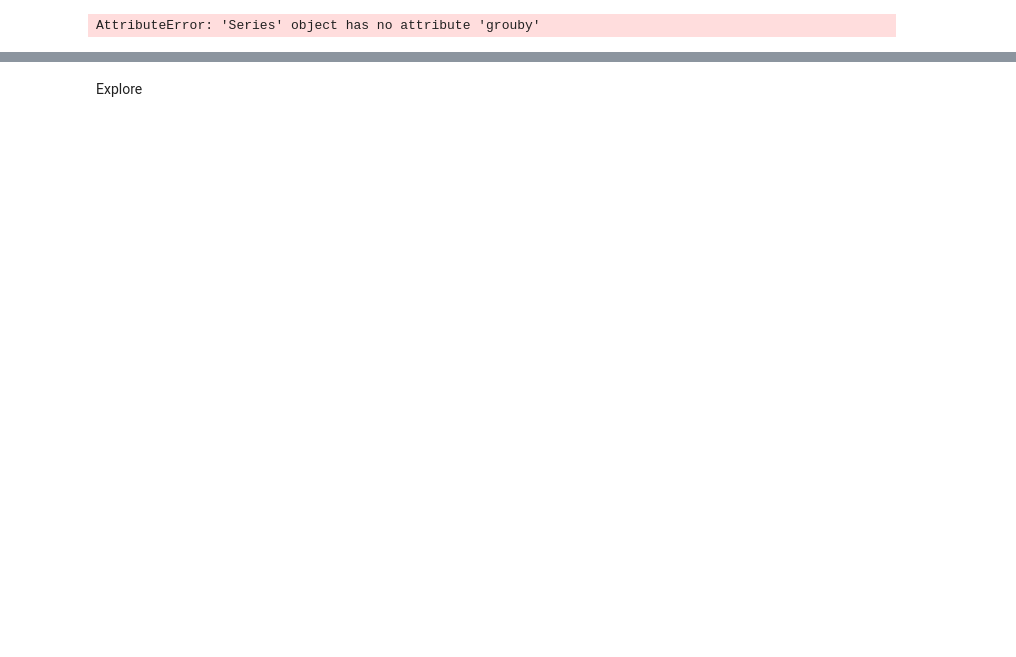
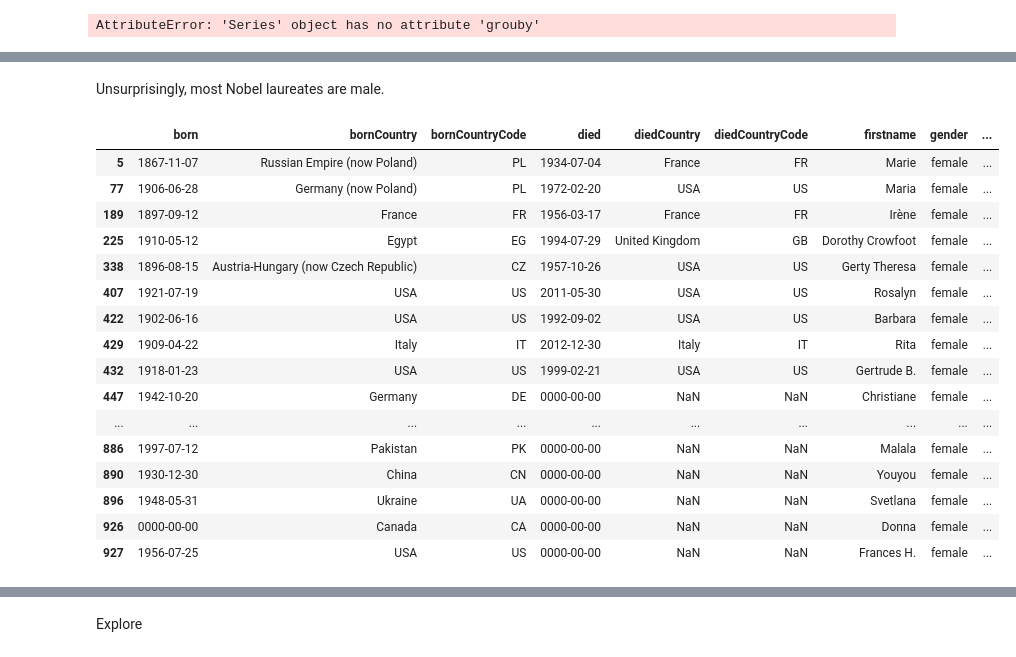
Before and after one commit to ctrosenberg/ml-class, a Jupyter notebook: Homework 1.ipynb, the cells around one changed output, grey strips where cells are left out. Cells and saved outputs as stored; diff of their text form; code cells hidden in the pictures; blank space fills up the shorter version.

```diff
--- a/Homework 1.ipynb
+++ b/Homework 1.ipynb
@@ -169,0 +257,23 @@ Dataset 1:
+# %% [markdown]
+Unsurprisingly, most Nobel laureates are male.
+# %%
+#Female Nobel Prize Winners
+nobel_prizes.loc[nobel_prizes['gender']=='female']
+# %% [output]
+|  | born | bornCountry | bornCountryCode | died | diedCountry | diedCountryCode | firstname | gender | ... |
+| 5 | 1867-11-07 | Russian Empire (now Poland) | PL | 1934-07-04 | France | FR | Marie | female | ... |
+| 77 | 1906-06-28 | Germany (now Poland) | PL | 1972-02-20 | USA | US | Maria | female | ... |
+| 189 | 1897-09-12 | France | FR | 1956-03-17 | France | FR | Irène | female | ... |
+| 225 | 1910-05-12 | Egypt | EG | 1994-07-29 | United Kingdom | GB | Dorothy Crowfoot | female | ... |
+| 338 | 1896-08-15 | Austria-Hungary (now Czech Republic) | CZ | 1957-10-26 | USA | US | Gerty Theresa | female | ... |
+| 407 | 1921-07-19 | USA | US | 2011-05-30 | USA | US | Rosalyn | female | ... |
+| 422 | 1902-06-16 | USA | US | 1992-09-02 | USA | US | Barbara | female | ... |
+| 429 | 1909-04-22 | Italy | IT | 2012-12-30 | Italy | IT | Rita | female | ... |
+| 432 | 1918-01-23 | USA | US | 1999-02-21 | USA | US | Gertrude B. | female | ... |
+| 447 | 1942-10-20 | Germany | DE | 0000-00-00 | NaN | NaN | Christiane | female | ... |
+| ... | ... | ... | ... | ... | ... | ... | ... | ... | ... |
+| 886 | 1997-07-12 | Pakistan | PK | 0000-00-00 | NaN | NaN | Malala | female | ... |
+| 890 | 1930-12-30 | China | CN | 0000-00-00 | NaN | NaN | Youyou | female | ... |
+| 896 | 1948-05-31 | Ukraine | UA | 0000-00-00 | NaN | NaN | Svetlana | female | ... |
+| 926 | 0000-00-00 | Canada | CA | 0000-00-00 | NaN | NaN | Donna | female | ... |
+| 927 | 1956-07-25 | USA | US | 0000-00-00 | NaN | NaN | Frances H. | female | ... |
```
Also changed, not shown: parts of 25 cells of this notebook.
